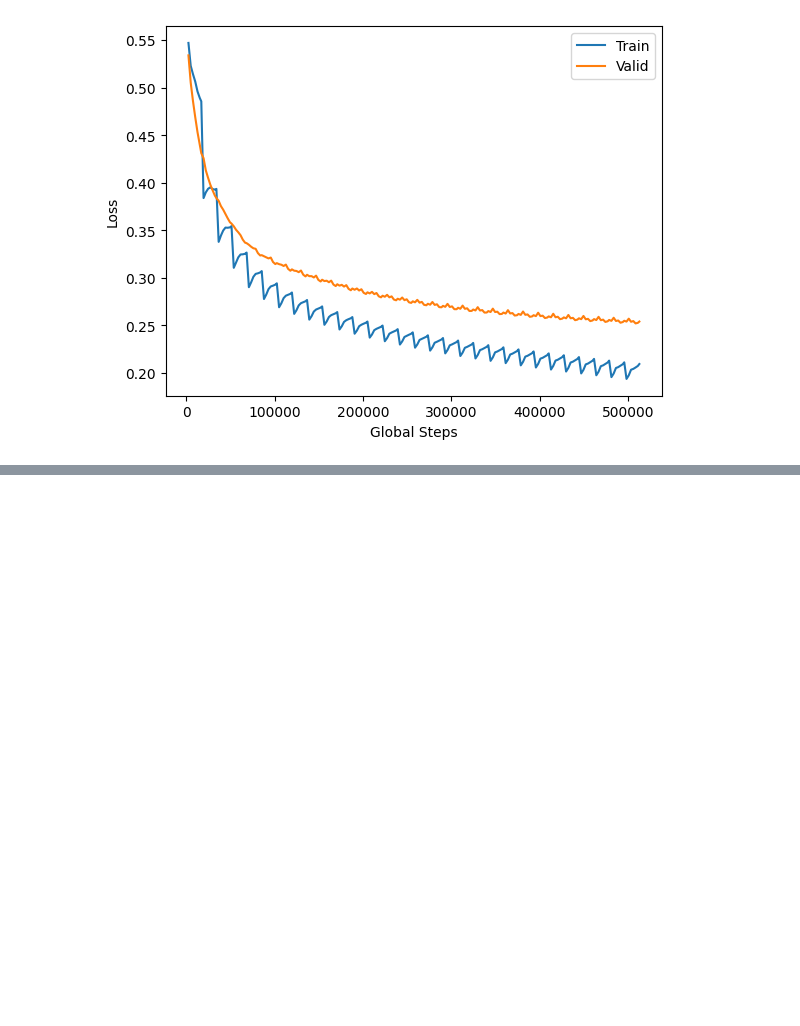
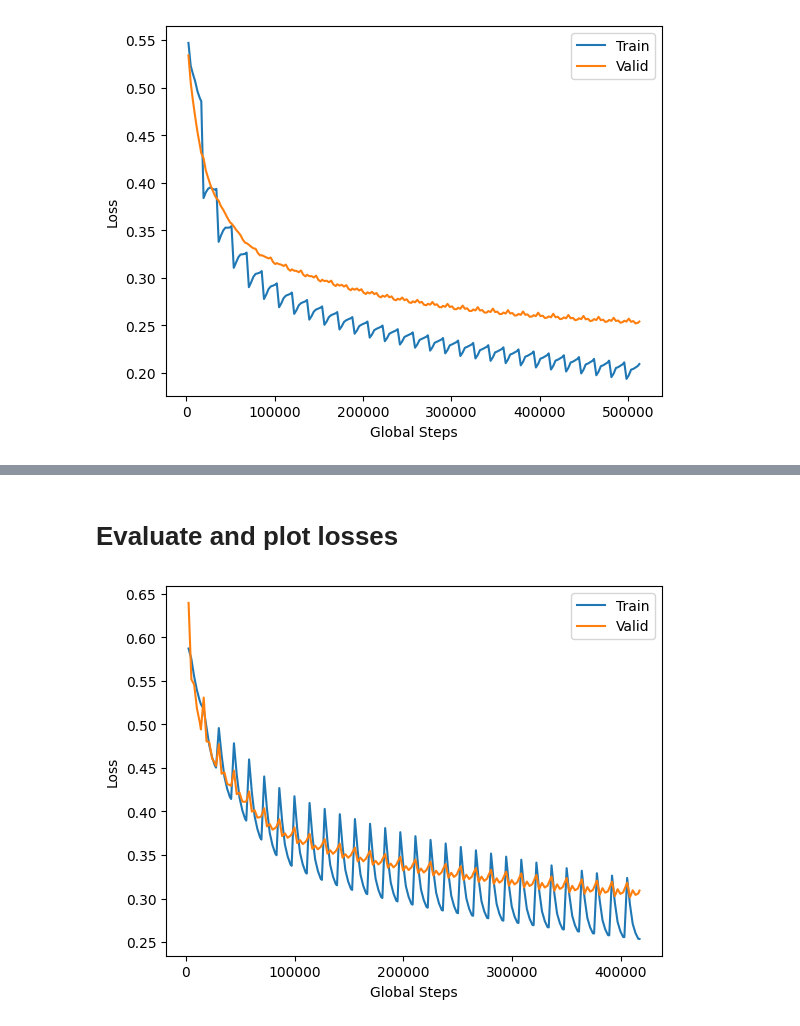
Before and after one commit to Tej-Deep/Deep_Learning_ECGclassification, a Jupyter notebook: MMCNN_CAT.ipynb, the cells around one changed output, grey strips where cells are left out. Saved outputs shown, nothing was run; the diff lists cells and outputs as text; code cells hidden in the pictures; blank space fills up the shorter version.

```diff
--- a/MMCNN_CAT.ipynb
+++ b/MMCNN_CAT.ipynb
@@ -91,0 +94,22 @@ rename_with_acc(SAVE_NAME, SAVE_DIR, test_acc)
+# %%
+if LOAD_DATASET:
+    train_loader = torch.load(TRAIN_PATH)
+    valid_loader = torch.load(VALID_PATH)
+    test_loader = torch.load(TEST_PATH)
+else:
+    path = './data/ptb-xl-a-large-publicly-available-electrocardiography-dataset-1.0.3/'
+    print("Start loading")
+    data, raw_labels = load_dataset(path)
+    print("done loading")
+    labels = compute_label_agg(raw_labels, path)
+
+    data, labels, y = select_data(data, labels)
+
+    data, labels, y = undersample(data, labels, y)
+
+    train_loader, valid_loader, test_loader = get_data_loaders(
+        data, labels, y, BATCH_SIZE)
+
+    # torch.save(train_loader, TRAIN_PATH)
+    # torch.save(valid_loader, VALID_PATH)
+    # torch.save(test_loader, TEST_PATH)
@@ -91,0 +131,3 @@ rename_with_acc(SAVE_NAME, SAVE_DIR, test_acc)
+# %%
+# SAVE_NAME = 'CNN_epoch_30'
+SAVE_DIR = './model_saves_undersampled/'
@@ -91,0 +136,10 @@ rename_with_acc(SAVE_NAME, SAVE_DIR, test_acc)
+# %%
+EPOCH = 30
+
+model = MMCNN_CAT().to(device)
+lr = 0.0001
+
+train_accs, valid_accs, test_acc = trainer(model, train_loader, test_loader, valid_loader, lr = lr, num_epochs = EPOCH, save_dir=SAVE_DIR, model_save_name=SAVE_NAME)
+
+# model = train_RNN(EPOCH, train_loader, valid_loader, model,
+#                   criterion, optimizer, device=device, save_dir=SAVE_DIR, model_save_name=SAVE_NAME)
@@ -91,0 +164,8 @@ rename_with_acc(SAVE_NAME, SAVE_DIR, test_acc)
+# %% [markdown]
+# Evaluate and plot losses
+# %%
+# test_accuracy = evaluate_RNN(model, test_loader)
+plot_losses(save_dir=SAVE_DIR, metrics_save_name=SAVE_NAME)
+rename_with_acc(SAVE_NAME, SAVE_DIR, test_acc)
+# %% [output]
+[figure, added]
```
Also changed, not shown: parts of 6 cells of this notebook, 5 other files.
